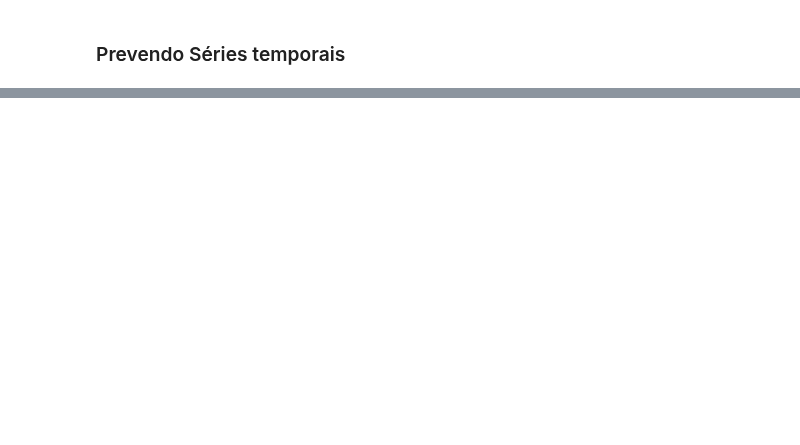
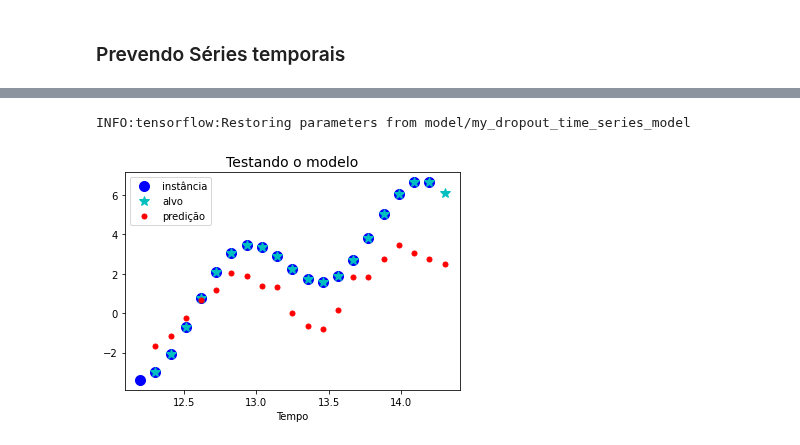
Before and after one commit to LilianeAquino/hands_on_aprendizado_de_maquina, a Jupyter notebook: 14_recurrent_neural_networks.ipynb, the cells around one changed output, grey strips where cells are left out. Saved outputs shown, nothing was run; the diff lists cells and outputs as text; code cells hidden in the pictures; blank space fills up the shorter version.

```diff
--- a/14_recurrent_neural_networks.ipynb
+++ b/14_recurrent_neural_networks.ipynb
@@ -377,0 +450,20 @@ array([[[-3.4835126],
+# %%
+tf.compat.v1.reset_default_graph()
+
+n_inputs = 5
+n_steps = 20
+n_neurons = 100
+
+X = tf.compat.v1.placeholder(tf.float32, shape=[None, n_steps, n_inputs])
+
+devices = ['/cpu:0', '/cpu:0', '/cpu:0']
+cells = [DeviceCellWrapper(dev,tf.compat.v1.nn.rnn_cell.BasicRNNCell(num_units=n_neurons)) for dev in devices]
+
+multi_layer_cell = tf.compat.v1.nn.rnn_cell.MultiRNNCell(cells)
+outputs, states = tf.compat.v1.nn.dynamic_rnn(multi_layer_cell, X, dtype=tf.float32)
+
+init = tf.compat.v1.global_variables_initializer()
+
+with tf.compat.v1.Session() as sess:
+    init.run()
+    print(sess.run(outputs, feed_dict={X: np.random.rand(2, n_steps, n_inputs)}))
@@ -377,0 +553,18 @@ array([[[-3.4835126],
+# %%
+with tf.compat.v1.Session() as sess:
+    saver.restore(sess, 'model/my_dropout_time_series_model')
+
+    X_new = time_series(np.array(t_instance[:-1].reshape(-1, n_steps, n_inputs)))
+    y_pred = sess.run(outputs, feed_dict={X: X_new})
+
+
+plt.title('Testando o modelo', fontsize=14)
+plt.plot(t_instance[:-1], time_series(t_instance[:-1]), 'bo', markersize=10, label='instância')
+plt.plot(t_instance[1:], time_series(t_instance[1:]), 'c*', markersize=10, label='alvo')
+plt.plot(t_instance[1:], y_pred[0,:,0], 'r.', markersize=10, label='predição')
+plt.legend(loc='upper left')
+plt.xlabel('Tempo')
+plt.show()
+# %% [output]
+INFO:tensorflow:Restoring parameters from model/my_dropout_time_series_model
+[figure, added]
```
Also changed, not shown: parts of 18 cells of this notebook, 7 other files.
